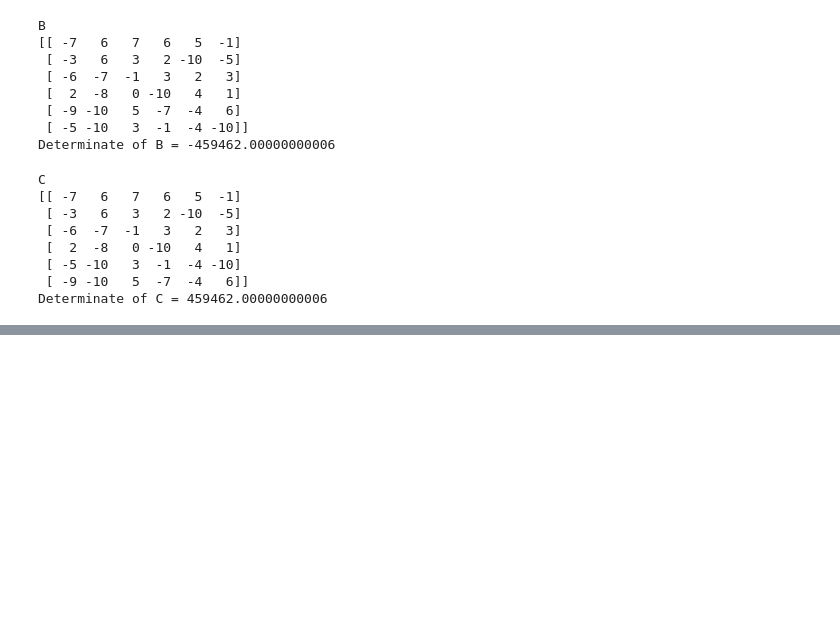
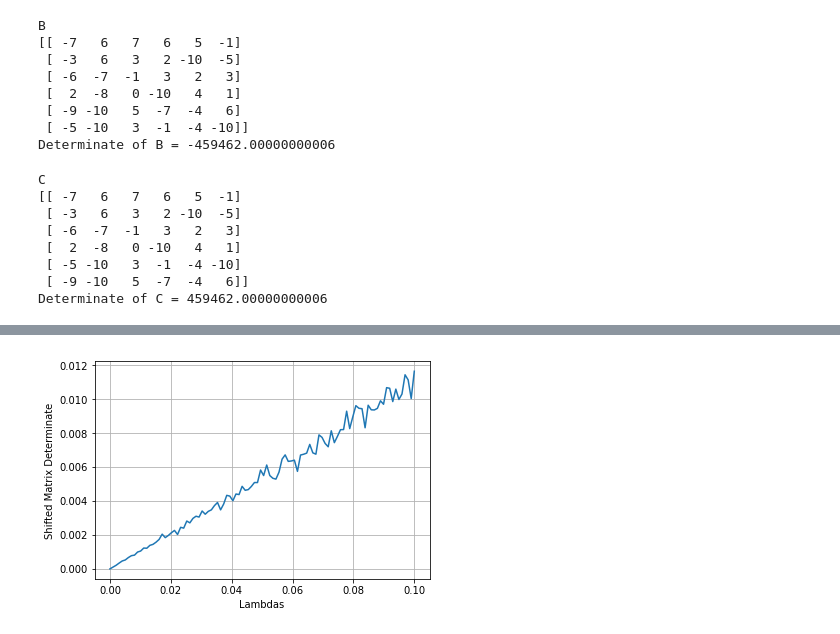
Before and after one commit to whyven/linearAlgebra, a Jupyter notebook: CodeChallenges.ipynb, the cells around one changed output, grey strips where cells are left out. Drawn from its saved outputs; the diff is of its cells as text; code cells hidden in the pictures; blank space fills up the shorter version.

```diff
--- a/CodeChallenges.ipynb
+++ b/CodeChallenges.ipynb
@@ -1112,0 +1145,12 @@ Determinate of C = 459462.00000000006
+# %%
+# Test generating random 20x20 matrix with a shift
+n=5
+A = np.random.random(size=(n,n))
+S = 0.1*np.identity(n, dtype=int)
+AS = A+S
+print("Shift Test...")
+print("A\n{}".format(np.matrix.view(A)))
+print("det(A) = {}".format(np.linalg.det(A)))
+print("Shift Matrix\n{}".format(np.matrix.view(S)))
+print("Shifted A\n{}".format(np.matrix.view(AS)))
+print("det(AS) = {}".format(np.linalg.det(AS)))
@@ -1112,0 +1175,23 @@ Determinate of C = 459462.00000000006
+# %%
+#Create a nested loop to cycle through shifts
+n=20
+lambdas = np.linspace(0.0,0.1,num=100)
+avg_det = np.zeros(100)
+for l,idx in zip(lambdas,range(100)):
+    det = 0
+    for i in range(1000):
+        A=np.random.random(size=(n,n))
+        A[:,1] = A[:,10] # linear dependence
+        S = l*np.identity(n)
+        det += abs(np.linalg.det((A+S)))
+    avg_det[idx] = det/1000
+# %%
+# plot the results...
+fx, ax = plt.subplots()
+ax.plot(lambdas, avg_det)
+ax.grid("on",which="both")
+ax.set_xlabel ("Lambdas")
+ax.set_ylabel("Shifted Matrix Determinate")
+plt.show()
+# %% [output]
+[figure, added]
```
Also changed, not shown: parts of 3 cells of this notebook.
